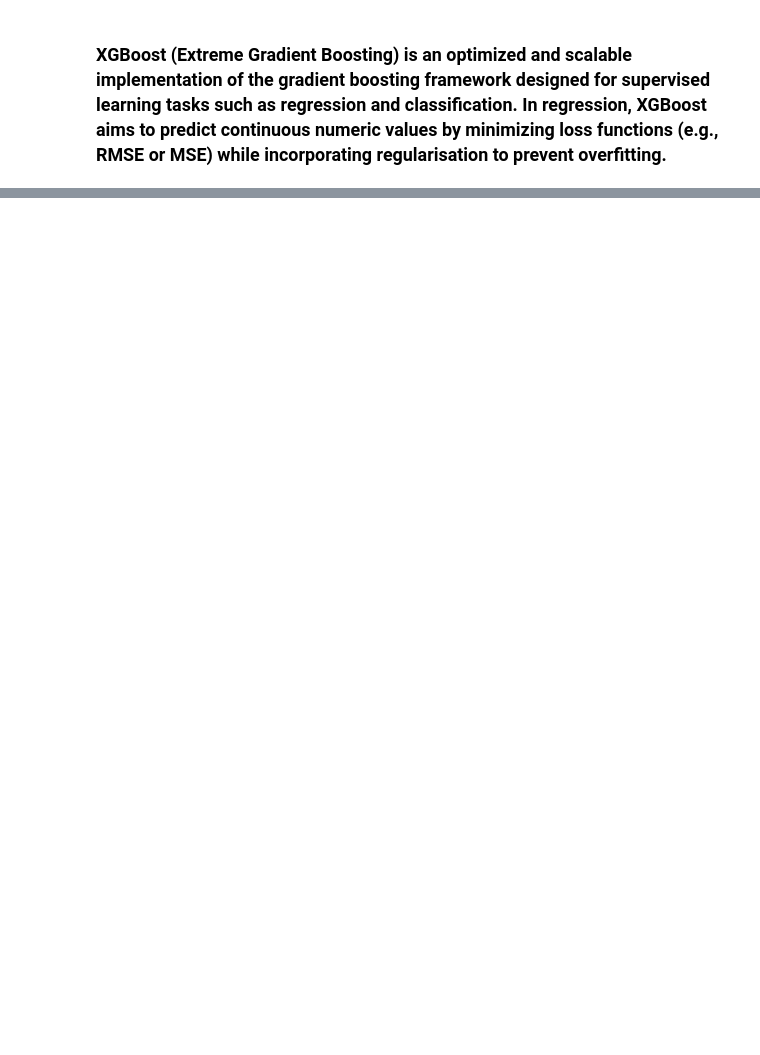
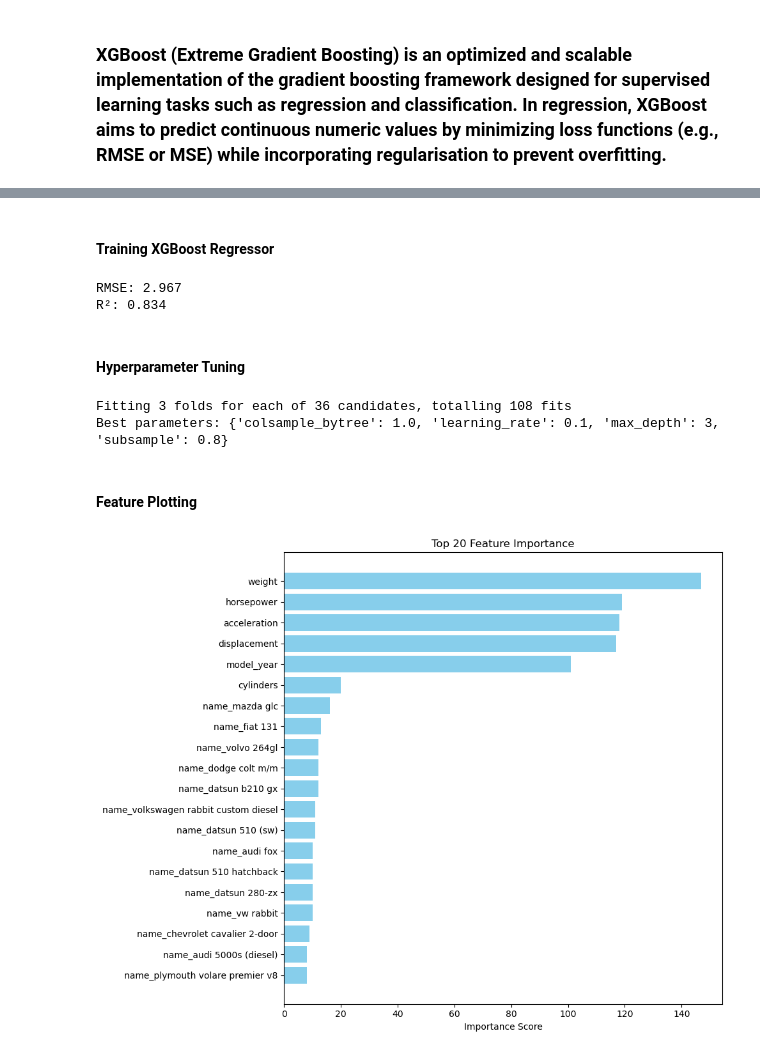
Before and after one commit to BhavyaKansal20/MachineLearning, a Jupyter notebook: XgBoost/XgBoost_Regression.ipynb, the cells around one changed output, grey strips where cells are left out. Cells and saved outputs as stored; diff of their text form; code cells hidden in the pictures; blank space fills up the shorter version.

Commit message:
updated xgboost regression notebook.

```diff
--- a/XgBoost/XgBoost_Regression.ipynb
+++ b/XgBoost/XgBoost_Regression.ipynb
@@ -402,0 +24,2 @@ INFO:sagemaker:Deleting endpoint with name: sagemaker-xgboost-2023-05-07-18-13-4
+# %%
+X = pd.get_dummies(X, drop_first=True)
@@ -402,0 +28,71 @@ INFO:sagemaker:Deleting endpoint with name: sagemaker-xgboost-2023-05-07-18-13-4
+# %%
+from sklearn.model_selection import train_test_split
+
+X_train, X_test, y_train, y_test = train_test_split(X, y, test_size=0.3, random_state=42)
+# %% [markdown]
+#### Training XGBoost Regressor
+# %%
+import xgboost as xgb
+from sklearn.metrics import mean_squared_error, r2_score
+import numpy as np
+
+model = xgb.XGBRegressor(objective='reg:squarederror',
+                         n_estimators=100, random_state=42)
+model.fit(X_train, y_train)
+y_pred = model.predict(X_test)
+
+rmse = np.sqrt(mean_squared_error(y_test, y_pred))
+r2 = r2_score(y_test, y_pred)
+
+print(f'RMSE: {rmse:.3f}')
+print(f'R²: {r2:.3f}')
+# %% [output]
+RMSE: 2.967
+R²: 0.834
+# %% [markdown]
+####  Hyperparameter Tuning
+# %%
+from sklearn.model_selection import GridSearchCV
+
+param_grid = {
+    'max_depth': [3, 6, 9],
+    'learning_rate': [0.01, 0.1, 0.2],
+    'subsample': [0.8, 1.0],
+    'colsample_bytree': [0.8, 1.0]
+}
+
+grid_search = GridSearchCV(
+    estimator=model, param_grid=param_grid, cv=3, n_jobs=-1, verbose=1)
+grid_search.fit(X_train, y_train)
+
+print("Best parameters:", grid_search.best_params_)
+# %% [output]
+Fitting 3 folds for each of 36 candidates, totalling 108 fits
+Best parameters: {'colsample_bytree': 1.0, 'learning_rate': 0.1, 'max_depth': 3, 'subsample': 0.8}
+# %% [markdown]
+#### Feature Plotting
+# %%
+import matplotlib.pyplot as plt
+import pandas as pd
+import numpy as np
+
+importance = model.get_booster().get_score(importance_type='weight')
+
+importance_df = pd.DataFrame({
+    'Feature': list(importance.keys()),
+    'Importance': list(importance.values())
+}).sort_values(by='Importance', ascending=False)
+
+top_n = 20
+plt.figure(figsize=(10, 8))
+plt.barh(
+    importance_df['Feature'].head(top_n)[::-1],
+    importance_df['Importance'].head(top_n)[::-1],
+    color='skyblue'
+)
+plt.xlabel('Importance Score')
+plt.title(f'Top {top_n} Feature Importance')
+plt.tight_layout()
+plt.show()
+# %% [output]
+[figure, added]
```
Also changed, not shown: parts of 50 cells of this notebook.
